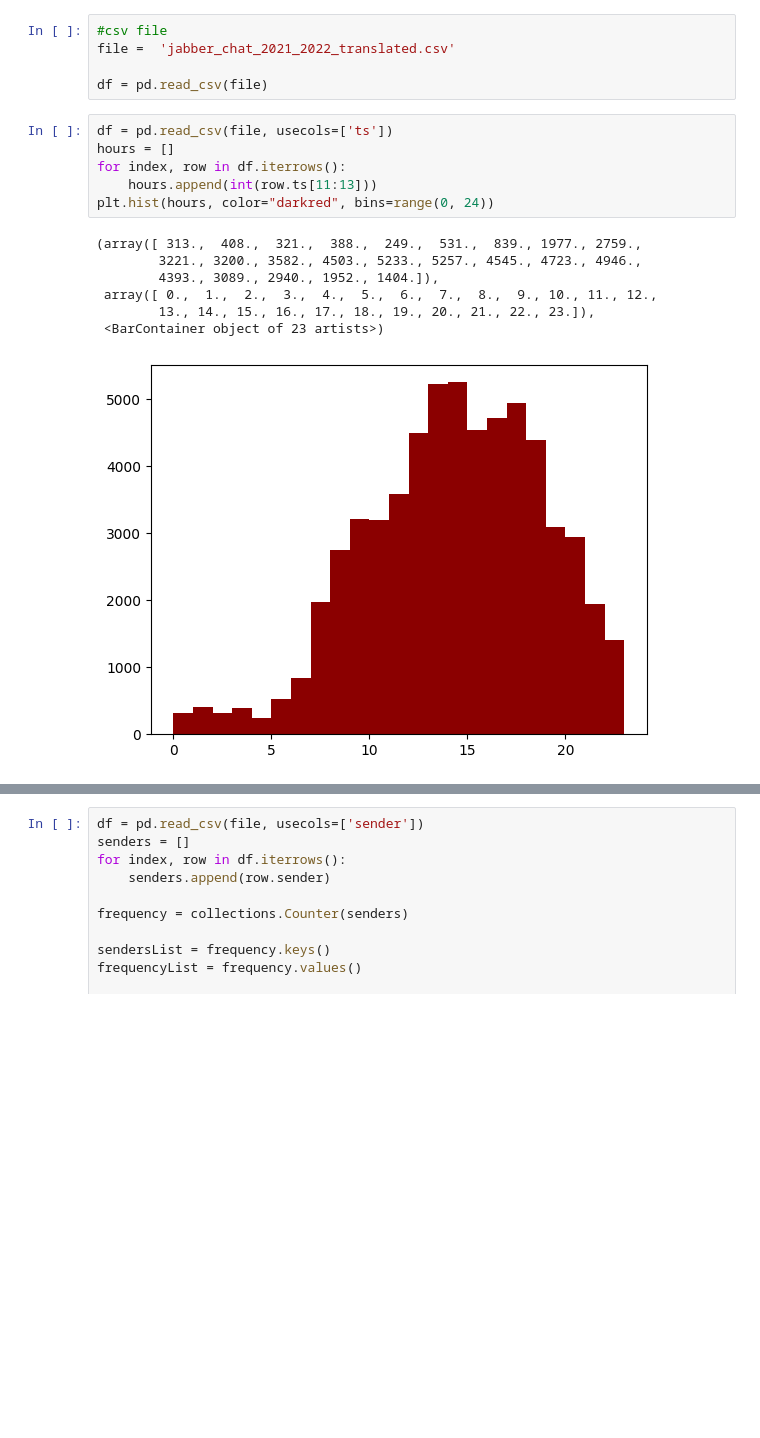
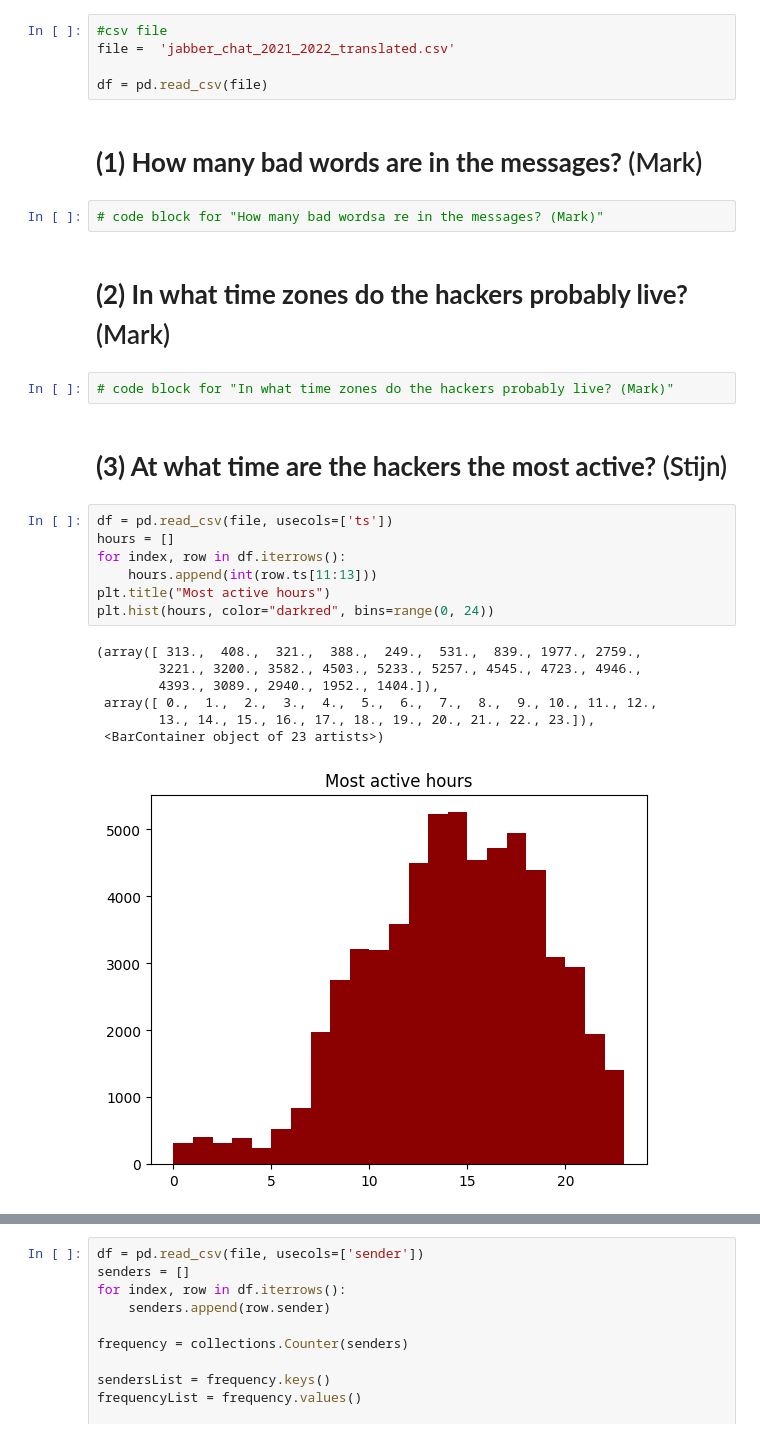
Before and after one commit to baran2411/DigitalForensics3, a Jupyter notebook: analysis.ipynb, the cells around one changed output, grey strips where cells are left out. Saved outputs shown, nothing was run; the diff lists cells and outputs as text; blank space fills up the shorter version.

Commit message:
added markdown headers and blocks to prevent merge conflicts

```diff
--- a/analysis.ipynb
+++ b/analysis.ipynb
@@ -47,17 +47,28 @@ import collections
 file =  'jabber_chat_2021_2022_translated.csv'
 
 df = pd.read_csv(file)
+# %% [markdown]
+# **(1) How many bad words are in the messages?** (Mark)
+# %%
+# code block for "How many bad wordsa re in the messages? (Mark)"
+# %% [markdown]
+# **(2) In what time zones do the hackers probably live?** (Mark)
+# %%
+# code block for "In what time zones do the hackers probably live? (Mark)"
+# %% [markdown]
+# **(3) At what time are the hackers the most active?** (Stijn)
 # %%
 df = pd.read_csv(file, usecols=['ts'])
 hours = []
 for index, row in df.iterrows():
     hours.append(int(row.ts[11:13]))
+plt.title("Most active hours")
 plt.hist(hours, color="darkred", bins=range(0, 24))
 # %% [output]
 (array([ 313.,  408.,  321.,  388.,  249.,  531.,  839., 1977., 2759.,
         3221., 3200., 3582., 4503., 5233., 5257., 4545., 4723., 4946.,
         4393., 3089., 2940., 1952., 1404.]),
  array([ 0.,  1.,  2.,  3.,  4.,  5.,  6.,  7.,  8.,  9., 10., 11., 12.,
         13., 14., 15., 16., 17., 18., 19., 20., 21., 22., 23.]),
  <BarContainer object of 23 artists>)
-[figure, old version]
+[figure, new version]
```
Also changed, not shown: parts of 21 cells of this notebook.
